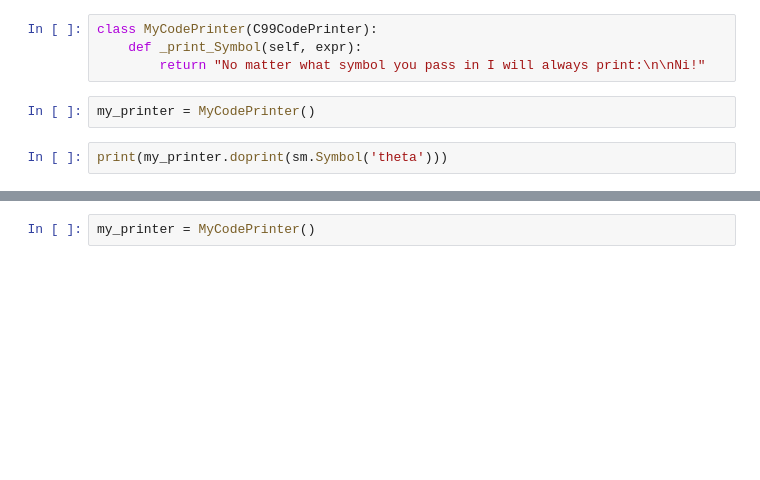
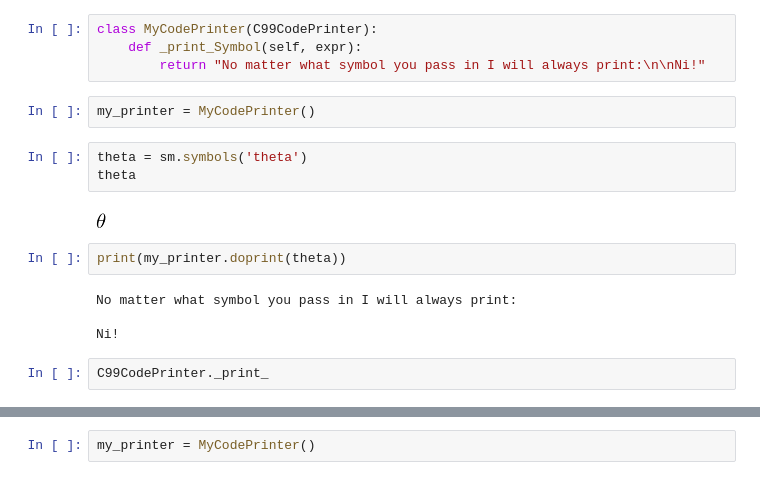
Before and after one commit to sympy/scipy-2017-codegen-tutorial, a Jupyter notebook: notebooks/07-the-hard-way.ipynb, the cells around one changed output, grey strips where cells are left out. Cells and saved outputs as stored; diff of their text form; blank space fills up the shorter version.

```diff
--- a/notebooks/07-the-hard-way.ipynb
+++ b/notebooks/07-the-hard-way.ipynb
@@ -185,6 +266,17 @@ class MyCodePrinter(C99CodePrinter):
         return "No matter what symbol you pass in I will always print:\n\nNi!"
 # %%
 my_printer = MyCodePrinter()
+# %%
+theta = sm.symbols('theta')
+theta
+# %% [output]
+[figure, added]
 # %%
-print(my_printer.doprint(sm.Symbol('theta')))
+print(my_printer.doprint(theta))
+# %% [output]
+No matter what symbol you pass in I will always print:
+
+Ni!
+# %%
+C99CodePrinter._print_
 # %% [markdown]
```
Also changed, not shown: parts of 43 cells of this notebook.
